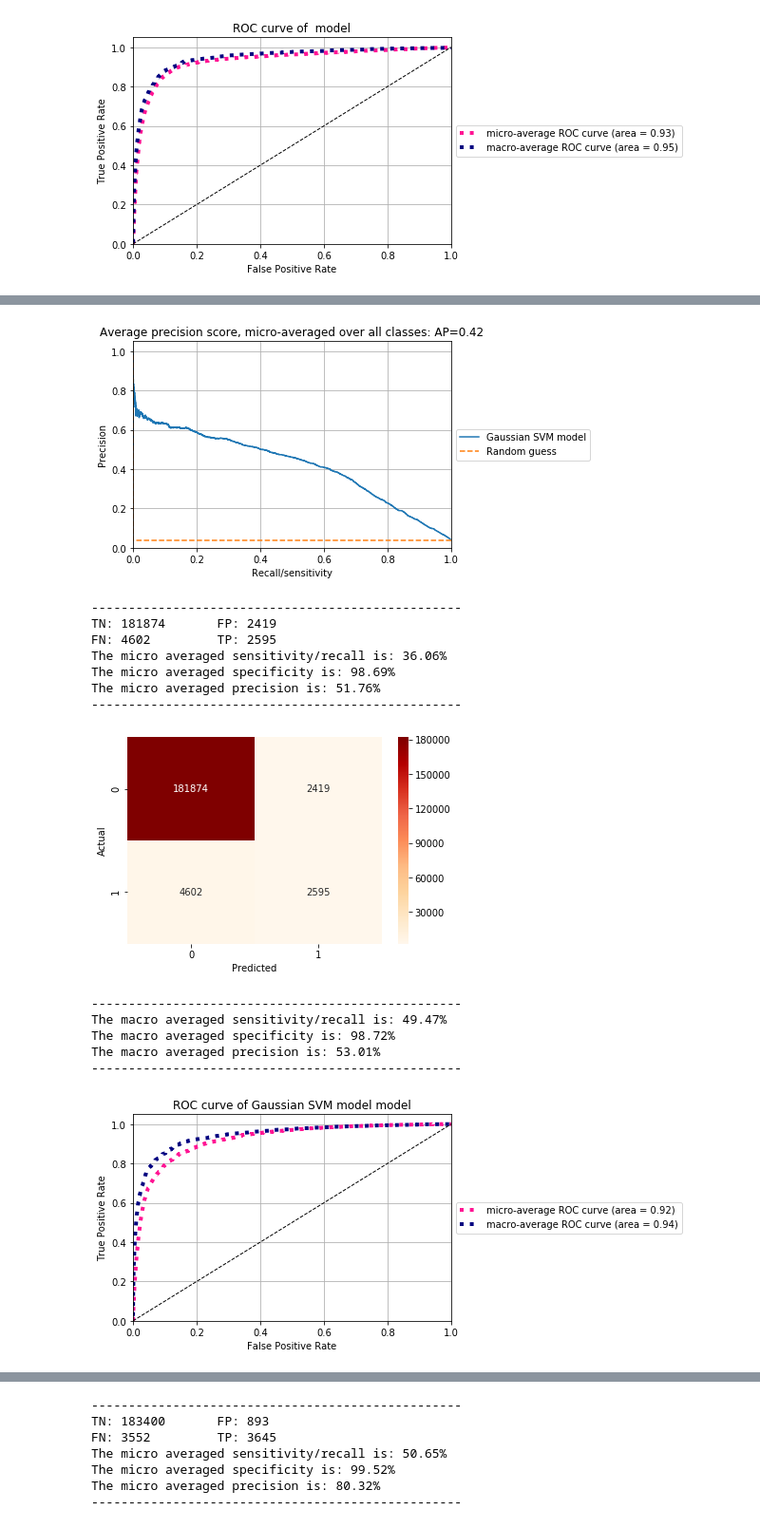
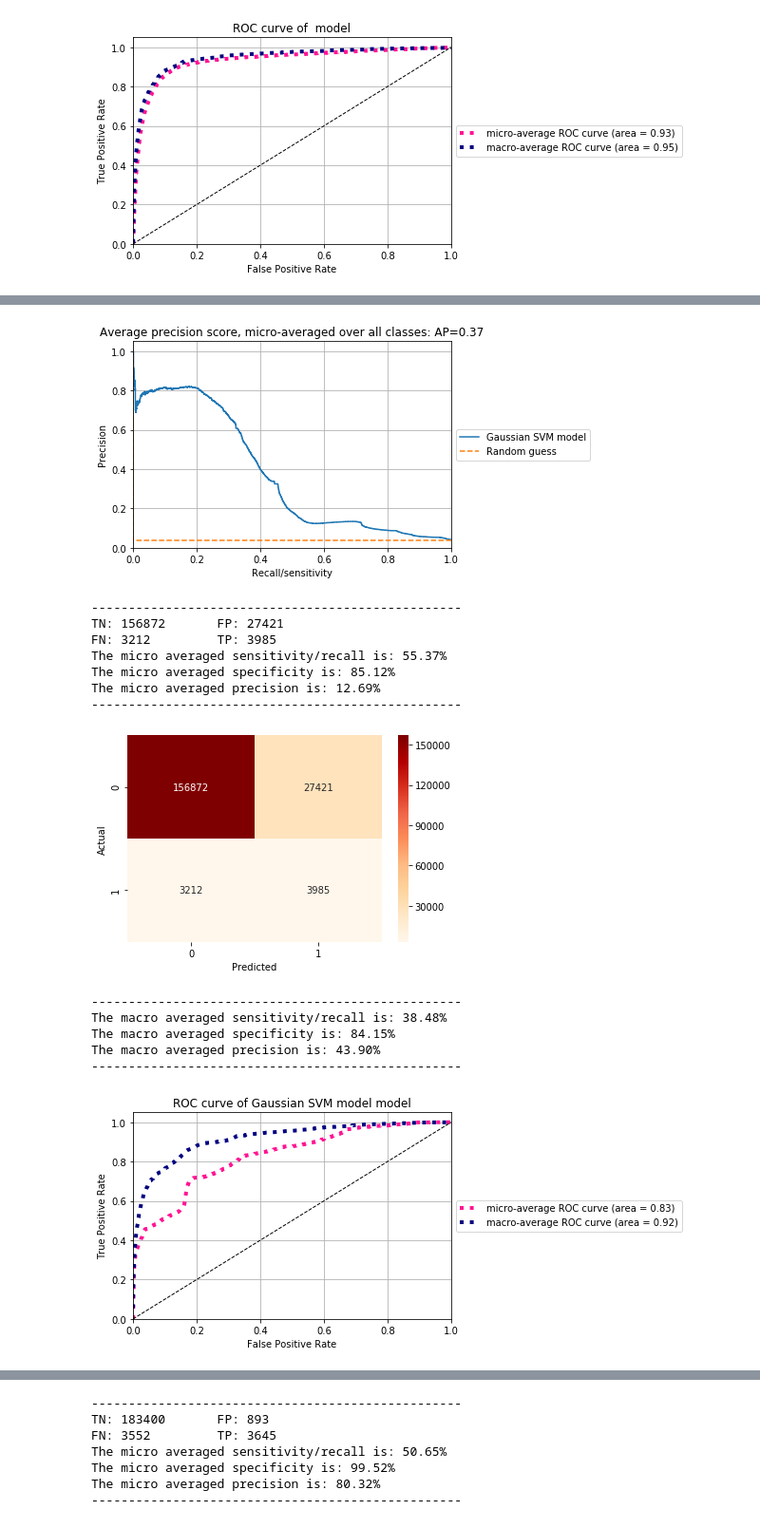
Before and after one commit to peturjokull/Gervigreind-Lokaverkefni, a Jupyter notebook: numi.ipynb, the cells around one changed output, grey strips where cells are left out. Shown: that part at 95% size. Saved outputs shown, nothing was run; the diff lists cells and outputs as text; code cells hidden in the pictures.

```diff
--- a/numi.ipynb
+++ b/numi.ipynb
@@ -713,24 +755,26 @@ The macro averaged precision is: 36.81%
 [figure]
 # %%
 %%time
+# TRAIN Gaussina SVM
+
 # Tekur ca 8min að keyra á 50þus train size
 # Tekur ca 2min að keyra á 15þus train size
-rbfOptparam = 0.1, 0.01
+rbfOptparam = 0.01, 0.1
 print('Training size', train_size)
 print('Using optimal C: {} and gamma: {}'.format(rbfOptparam[0], rbfOptparam[1]))
 
 x_test_unrvld = vectorizer.transform(X_test_np.ravel())
-clf = OneVsRestClassifier(SVC(C = rbfOptparam[0], gamma = rbfOptparam[1],
+clfrbf = OneVsRestClassifier(SVC(C = rbfOptparam[0], gamma = rbfOptparam[1],
                               kernel = 'rbf', class_weight = 'balanced') )
-clf.fit(X_train_reduced, y_train_reduced)
+clfrbf.fit(X_train_reduced, y_train_reduced)
 
-y_pred_rbf = clf.predict(vectorizer.transform(X_test_np.ravel()))
+y_pred_rbf = clfrbf.predict(vectorizer.transform(X_test_np.ravel()))
 
 test_acc = get_row_accuracy(y_test_np, y_pred_rbf)
 
 print('Test accuracy on rbf kernel {:.2%}'.format(test_acc))
 
-y_scores_rbf = clf.decision_function(vectorizer.transform(X_test_np.ravel()))
+y_scores_rbf = clfrbf.decision_function(vectorizer.transform(X_test_np.ravel()))
 
 plot_prec_recall(y_test_np, y_scores_rbf, y_pred_rbf, label_='Gaussian SVM model')
 
@@ -753,16 +797,16 @@ AUC score: 0.943
 --------------------
-[figure, old version]
+[figure, new version]
 --------------------------------------------------
-TN: 181874       FP: 2419
-FN: 4602         TP: 2595
-The micro averaged sensitivity/recall is: 36.06%
-The micro averaged specificity is: 98.69%
-The micro averaged precision is: 51.76%
+TN: 156872       FP: 27421
+FN: 3212         TP: 3985
+The micro averaged sensitivity/recall is: 55.37%
+The micro averaged specificity is: 85.12%
+The micro averaged precision is: 12.69%
 --------------------------------------------------
-[figure, old version]
+[figure, new version]
 --------------------------------------------------
-The macro averaged sensitivity/recall is: 49.47%
-The macro averaged specificity is: 98.72%
-The macro averaged precision is: 53.01%
+The macro averaged sensitivity/recall is: 38.48%
+The macro averaged specificity is: 84.15%
+The macro averaged precision is: 43.90%
 --------------------------------------------------
-[figure, old version]
+[figure, new version]
```
Also changed, not shown: parts of 17 cells of this notebook.
